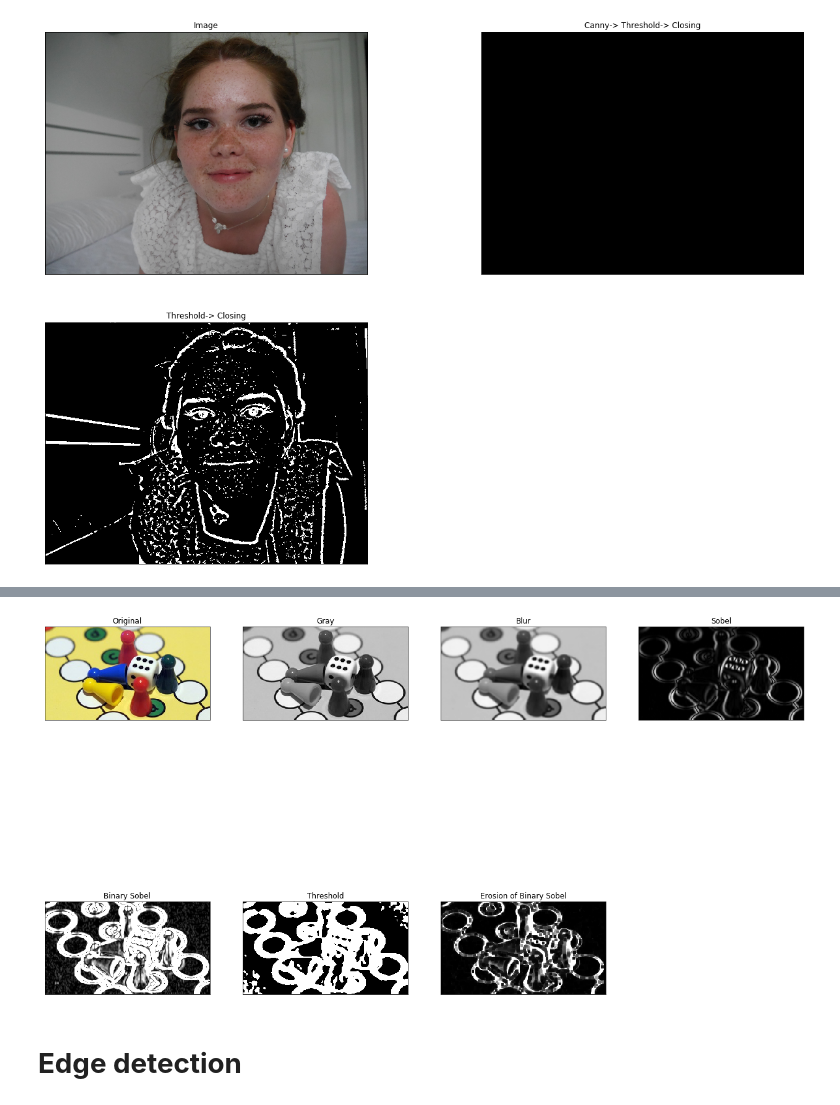
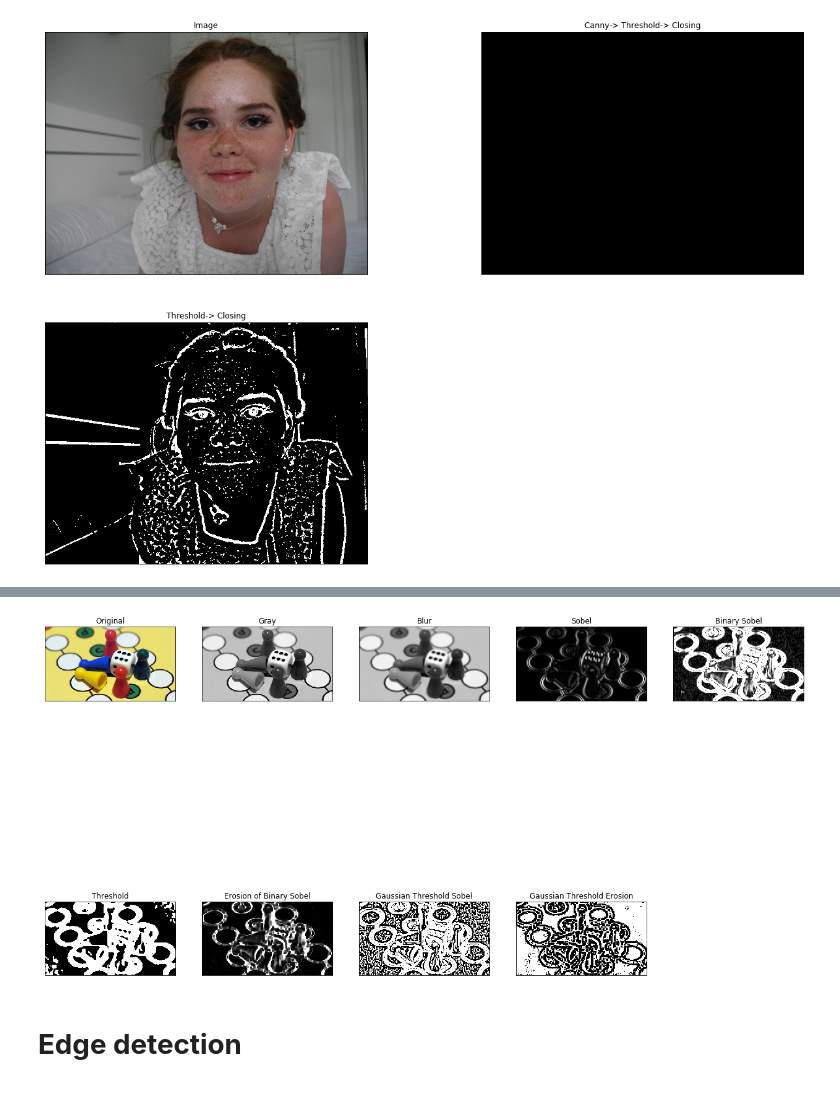
Before and after one commit to uol-mediaprocessing-201920/group-projects-coloring-book, a Jupyter notebook: main_coloring_book.ipynb, the cells around one changed output, grey strips where cells are left out. Cells and saved outputs as stored; diff of their text form; code cells hidden in the pictures.

Commit message:
Gaussian Threshold

```diff
--- a/main_coloring_book.ipynb
+++ b/main_coloring_book.ipynb
@@ -748,13 +748,15 @@ sobel = cv2.convertScaleAbs(sob)
 t = adaptive_threshold(sobel)
 kernel = np.ones((5,5),np.uint8)
 e = cv2.erode(sobel,kernel,iterations = 1)
+t2 = cv2.adaptiveThreshold(sobel,255,cv2.ADAPTIVE_THRESH_GAUSSIAN_C, cv2.THRESH_BINARY,11,2)
+t3 = cv2.adaptiveThreshold(e,255,cv2.ADAPTIVE_THRESH_GAUSSIAN_C, cv2.THRESH_BINARY,11,2)
 
 fig_size = [22,15]
 plt.rcParams["figure.figsize"] = fig_size
-images = [img, g, b, sob, sobel, t, e]
-titles = ['Original','Gray','Blur', 'Sobel', 'Binary Sobel', 'Threshold', 'Erosion of Binary Sobel']
-for i in range(7):
-    plt.subplot(2,4,i+1),plt.imshow(images[i], cmap='gray')
+images = [img, g, b, sob, sobel, t, e, t2, t3]
+titles = ['Original','Gray','Blur', 'Sobel', 'Binary Sobel', 'Threshold', 'Erosion of Binary Sobel', 'Gaussian Threshold Sobel', 'Gaussian Threshold Erosion']
+for i in range(9):
+    plt.subplot(2,5,i+1),plt.imshow(images[i], cmap='gray')
     plt.title(titles[i])
     plt.xticks([]),plt.yticks([])
 # %% [output]
@@ -771,4 +773,4 @@ Board-Game.jpeg.34  100%[===================>]  18.94K  --.-KB/s    in 0.01s
-[figure, old version]
+[figure, new version]
 # %% [markdown]
 # **Edge detection**
 # %% [markdown]
```
Also changed, not shown: parts of 1 cell of this notebook.
